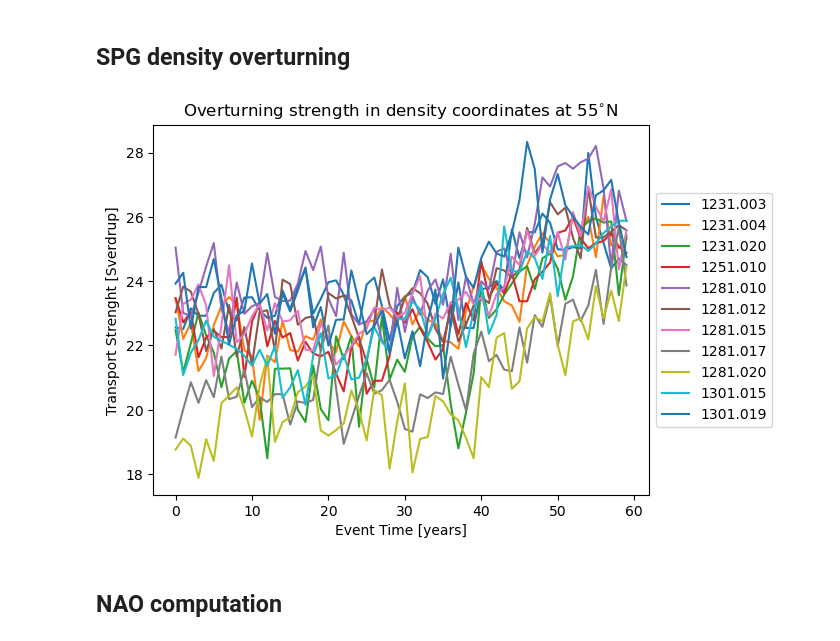
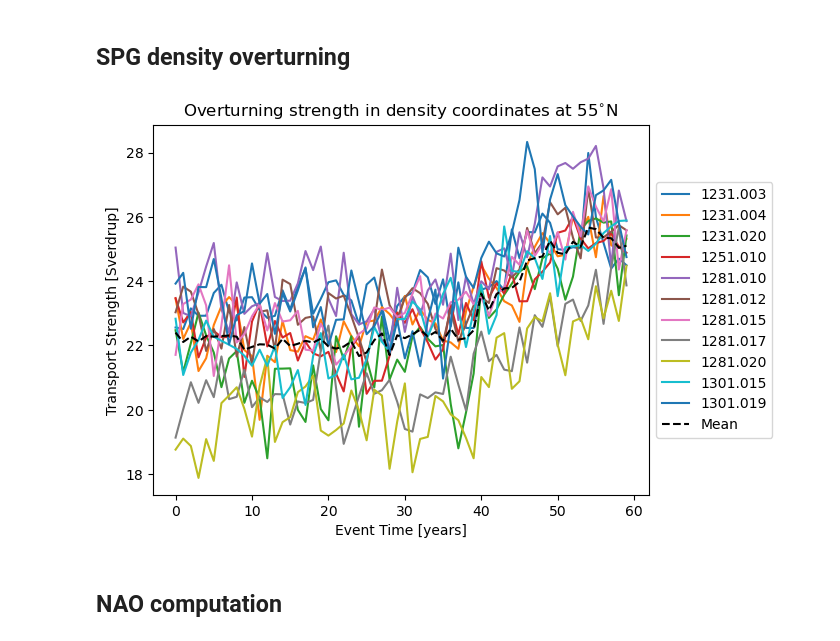
Before and after one commit to inagler/current, a Jupyter notebook: Compare_single_timeseries.ipynb, the cells around one changed output. Drawn from its saved outputs; the diff is of its cells as text; code cells hidden in the pictures.

```diff
--- a/Compare_single_timeseries.ipynb
+++ b/Compare_single_timeseries.ipynb
@@ -152,16 +152,29 @@ def process_files(psl_files):
 raw_files = glob.glob(os.path.expanduser('~/phase1_CONDA/') + 'timeseries/*time_series.npy')
 saved_data = transport_events(raw_files, h=7)
 sorted_data = sorted(saved_data, key=lambda x: x[0])
-# %%
-fig = plt.figure()
-for file_name, timeseries in sorted_data[1:]:
-    if file_name != "1301.001":
-        plt.plot(timeseries, label=file_name)
-
-plt.legend(loc='center left', bbox_to_anchor=(1, 0.5))
-plt.title(r'Overturning strength in density coordinates at 55$^{\circ}$N')
-plt.xlabel('Event Time [years]')
-plt.ylabel('Transport Strenght [Sverdrup]')
-plt.show()
-# %% [output]
-[figure, removed]
+# %%
+# make composite
+
+time_series_list = []
+
+# Plot the time series and collect data for averaging
+fig = plt.figure()
+for file_name, timeseries in sorted_data[1:]:
+    if file_name != "1301.001":
+        plt.plot(timeseries, label=file_name)
+        time_series_list.append(timeseries)
+
+# Compute the mean time series
+mean_time_series = np.mean(time_series_list, axis=0)
+
+# Plot the mean time series
+plt.plot(mean_time_series, label='Mean', linestyle='--', color='black')
+
+plt.legend(loc='center left', bbox_to_anchor=(1, 0.5))
+plt.title(r'Overturning strength in density coordinates at 55$^{\circ}$N')
+plt.xlabel('Event Time [years]')
+plt.ylabel('Transport Strength [Sverdrup]')
+#plt.show()
+plt.savefig(os.path.expanduser('~/phase1_CONDA/results/')+'sdens_55deg.png', bbox_inches='tight', dpi=300)
+# %% [output]
+[figure, added]
```
Also changed, not shown: parts of 5 cells of this notebook, 2 other files.
